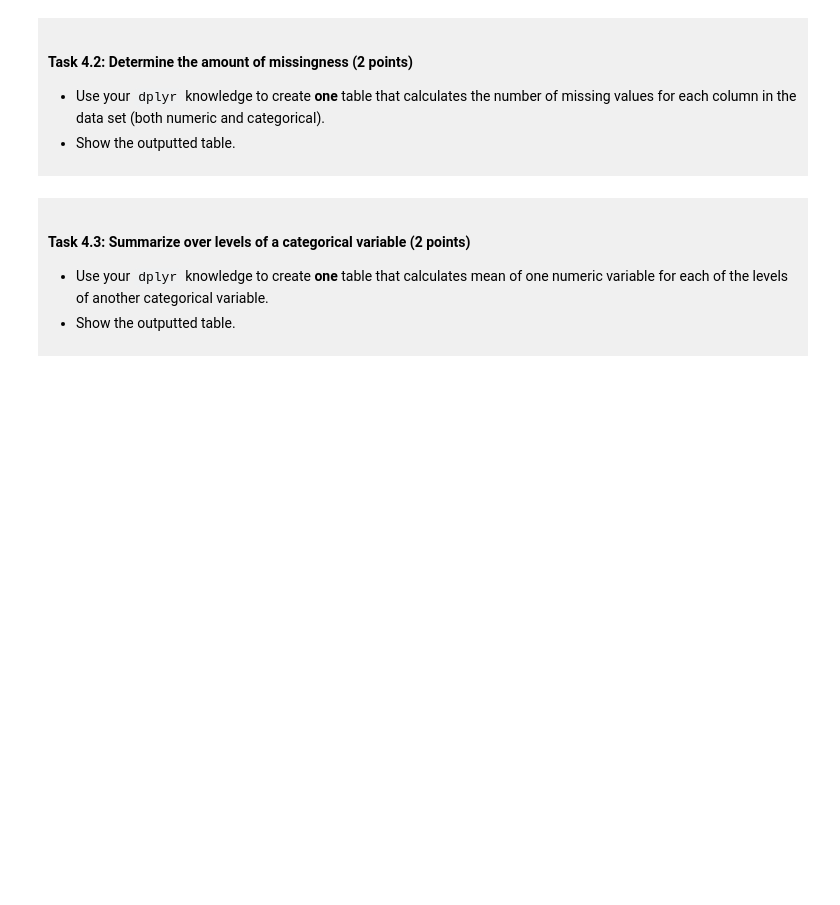
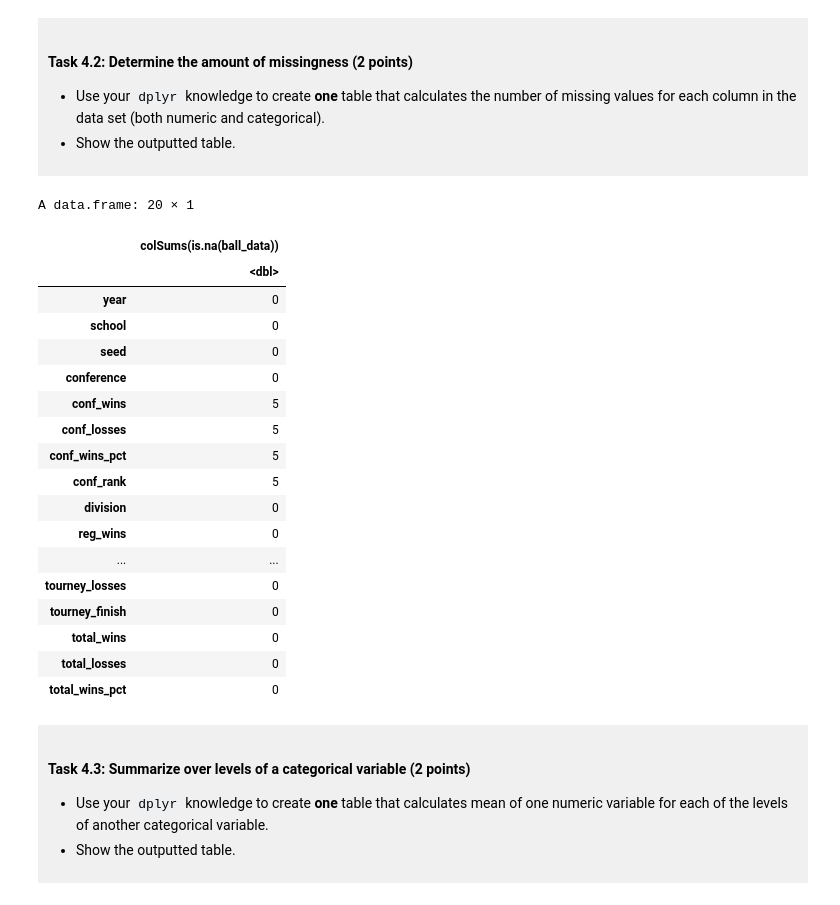
Before and after one commit to isa-che/dsci-100-project-isabella-chen, a Jupyter notebook: dsci-100-project-notebook.ipynb, the cells around one changed output. Cells and saved outputs as stored; diff of their text form; code cells hidden in the pictures; blank space fills up the shorter version.

```diff
--- a/dsci-100-project-notebook.ipynb
+++ b/dsci-100-project-notebook.ipynb
@@ -277,7 +277,29 @@ A data.frame: 6 × 20
 - Show the outputted table.
 </div>
 # %%
-### EDIT THIS CODE CELL ###
+school_missing <- as.data.frame(colSums(is.na(ball_data)))
+
+school_missing
+# %% [output]
+A data.frame: 20 × 1
+|  | colSums(is.na(ball_data)) |
+|  | <dbl> |
+| year | 0 |
+| school | 0 |
+| seed | 0 |
+| conference | 0 |
+| conf_wins | 5 |
+| conf_losses | 5 |
+| conf_wins_pct | 5 |
+| conf_rank | 5 |
+| division | 0 |
+| reg_wins | 0 |
+| ... | ... |
+| tourney_losses | 0 |
+| tourney_finish | 0 |
+| total_wins | 0 |
+| total_losses | 0 |
+| total_wins_pct | 0 |
 # %% [markdown]
 <div style="background-color: #f0f0f0; padding: 10px;">
 
```
Also changed, not shown: parts of 9 cells of this notebook.
